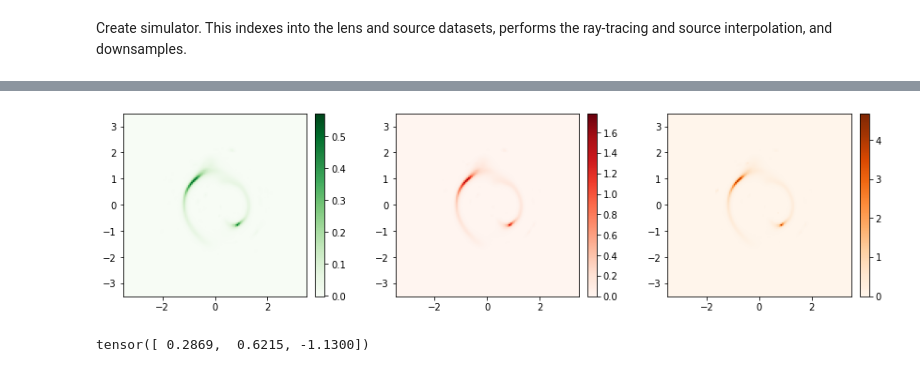
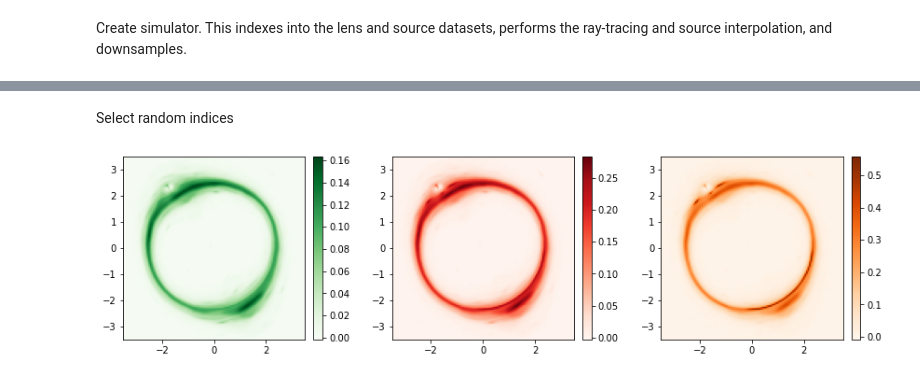
Before and after one commit to Ciela-Institute/caustic-analyses, a Jupyter notebook: notebooks/data-loading-demo.ipynb, the cells around one changed output, grey strips where cells are left out. Drawn from its saved outputs; the diff is of its cells as text; code cells hidden in the pictures.

```diff
--- a/notebooks/data-loading-demo.ipynb
+++ b/notebooks/data-loading-demo.ipynb
@@ -41,16 +28,2 @@ Set cosmology and distance to lens
-# %%
-z_l = torch.tensor(1.5, device=device)
-z_s = torch.tensor(2.3, device=device)
-cosmology = FlatLambdaCDMCosmology()
-
-fov = fov_Mpc / cosmology.angular_diameter_dist(z_l) * rad_to_arcsec
-res = fov / n_pix
-upsample_factor = 4
-_thx_fine, _thy_fine = get_meshgrid(
-    res / upsample_factor, upsample_factor * n_pix, upsample_factor * n_pix, device
-)
-
-# For plotting
-extent = (-fov / 2, fov / 2, -fov / 2, fov / 2)
 # %% [markdown]
 Create simulator. This indexes into the lens and source datasets, performs the ray-tracing and source interpolation, and downsamples.
@@ -73,0 +30,12 @@ def simulate(idx_lens, idx_src):
+# %%
+ds_probes = PROBESDataset(probes_path)
+ds_illustris = IllustrisKappaDataset(kappa_path)
+cosmology = FlatLambdaCDMCosmology("cosmo")
+
+z_s = torch.tensor(2.3, device=device)
+z_l = torch.tensor(1.5, device=device)
+pix_Mpc = 0.5 * 1e-3
+n_pix = ds_illustris.n_pix
+fov_Mpc = pix_Mpc * n_pix
+fov = fov_Mpc / cosmology.angular_diameter_dist(z_l) * rad_to_arcsec
+res = fov / n_pix
@@ -73,0 +89,5 @@ def simulate(idx_lens, idx_src):
+# %%
+sim = Simulator("sim", cosmology, res, n_pix, z_l, z_s)
+
+# For plotting
+extent = (-fov / 2, fov / 2, -fov / 2, fov / 2)
@@ -73,0 +107,2 @@ def simulate(idx_lens, idx_src):
+# %% [markdown]
+Select random indices
@@ -74,26 +112,14 @@ def simulate(idx_lens, idx_src):
 # %%
-idx_lens = torch.randint(len(ds_illustris), size=())
-idx_src = torch.randint(len(ds_probes), size=())
-
-image = simulate(idx_lens, idx_src)
+x = [ds_illustris[idx_lens][None, None], ds_probes[idx_src][None]]
+image = sim(x)
 
 fig, axs = plt.subplots(1, 3, figsize=(12, 3.25))
 for ax, channel, cmap in zip(axs, image, ["Greens", "Reds", "Oranges"]):
     im = ax.imshow(channel, extent=extent, origin="lower", cmap=cmap)
     plt.colorbar(im, ax=ax, fraction=0.046, pad=0.04)
     ax.set_xlim(-3.5, 3.5)
     ax.set_ylim(-3.5, 3.5)
 
 fig.tight_layout()
 # %% [output]
-[figure, old version]
+[figure, new version]
-# %%
-ten = torch.randn(5)
-idxs = torch.tensor([0, 1, 2])
-
-def idx_ten(ten, i):
-    return ten[i]
-
-idx_ten(ten, idxs)
-# %% [output]
-tensor([ 0.2869,  0.6215, -1.1300])
```
Also changed, not shown: parts of 10 cells of this notebook, 2 other files.
